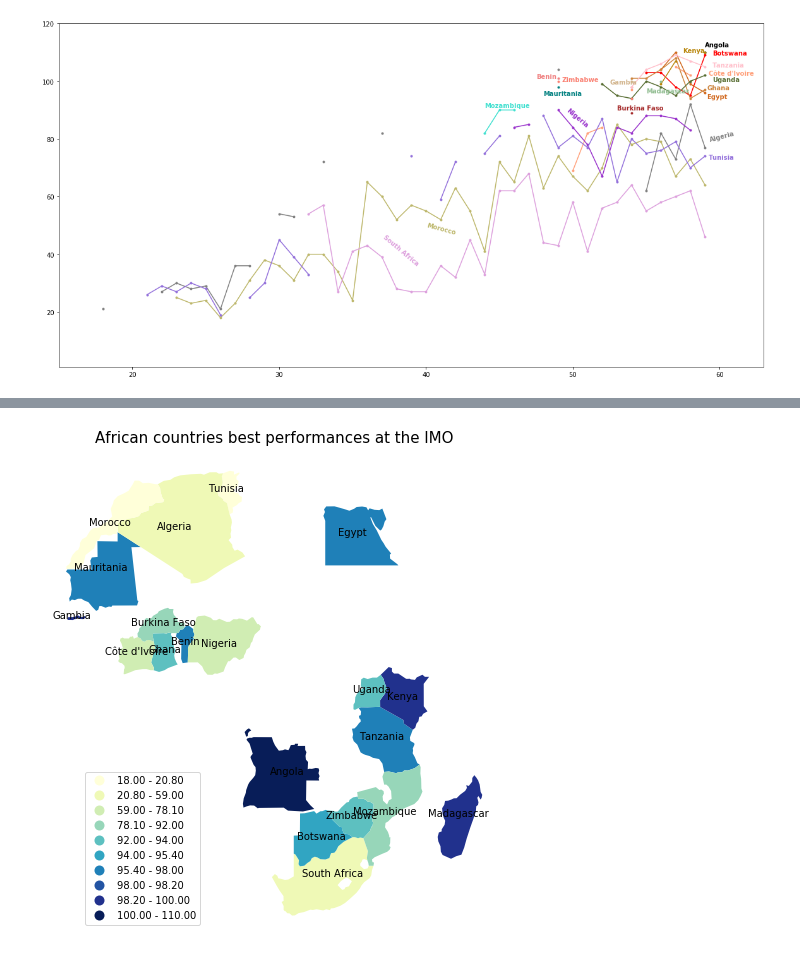
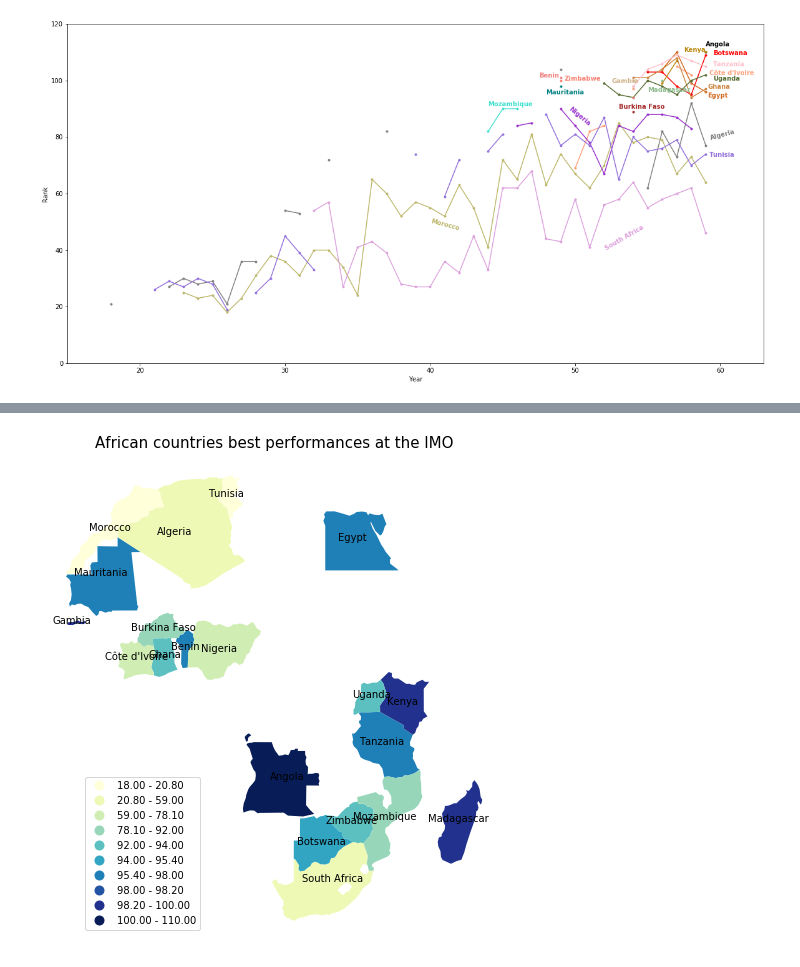
Before and after one commit to Djimdou/Side-Projects, a Jupyter notebook: IMO-Web-Scraping.ipynb, the cells around one changed output, grey strips where cells are left out. Cells and saved outputs as stored; diff of their text form; code cells hidden in the pictures.

```diff
--- a/IMO-Web-Scraping.ipynb
+++ b/IMO-Web-Scraping.ipynb
@@ -96,36 +124,41 @@ name[african_participant[np.argmin(np.nanmin(africa_performance_standardized,axi
 #colors = dict(mcolors.BASE_COLORS, **mcolors.CSS4_COLORS); colors # color names
 mycolors = ['black','gray','lightcoral','brown','red','lightsalmon','chocolate','peru','tan','darkgoldenrod',
             'darkkhaki','darkseagreen','turquoise','teal','darkorchid','plum','mediumpurple','pink','darkolivegreen','salmon']
 
 figure(figsize=(20,10))
 
 for i in range(len(african_participant)):
     plt.plot(data[african_participant][i][::-1],'.-',color = mycolors[i],label=name[african_participant][i])
-plt.ylim(1,np.nanmax(data[african_participant])+10)
+plt.ylim(0,np.nanmax(data[african_participant])+10)
 plt.xlim(15,63)
+plt.xlabel('Year')
+plt.ylabel('Rank')
+
+#plt.annotate('1980', xy=(20, 0))
+#plt.set_xticklabels(('An 1', 'An 2', 'An 3', 'An 4', 'An 5'))
 
 plt.text(x = 59, y = data[african_participant][0][::-1][-1]+2, s = name[african_participant][0], color = mycolors[0], rotation = 0, weight = 'bold')
 plt.text(x = 59.25, y = data[african_participant][1][::-1][-1]+2, s = name[african_participant][1], color = mycolors[1], rotation = 15, weight = 'bold')
 plt.text(x = 47.5, y = data[african_participant][2][::-1][54]+3, s = name[african_participant][2], color = mycolors[2], rotation = 0, weight = 'bold')
 plt.text(x = 53, y = data[african_participant][3][::-1][-6]+1, s = name[african_participant][3], color = mycolors[3], rotation = 0, weight = 'bold')
 plt.text(x = 59.5, y = data[african_participant][4][::-1][-1], s = name[african_participant][4], color = mycolors[4], rotation = 0, weight = 'bold')
 plt.text(x = 59.25, y = data[african_participant][5][::-1][-2], s = name[african_participant][5], color = mycolors[5], rotation = 0, weight = 'bold')
 plt.text(x = 59.125, y = data[african_participant][6][::-1][-1]-2, s = name[african_participant][6], color = mycolors[6], rotation = 0, weight = 'bold')
 plt.text(x = 59.125, y = data[african_participant][7][::-1][-1], s = name[african_participant][7], color = mycolors[7], rotation = 0, weight = 'bold')
 plt.text(x = 52.5, y = data[african_participant][8][::-1][-6]-1, s = name[african_participant][8], color = mycolors[8], rotation = 0, weight = 'bold')
 plt.text(x = 57.5, y = data[african_participant][9][::-1][-1], s = name[african_participant][9], color = mycolors[9], rotation = 0, weight = 'bold')
 plt.text(x = 40, y = data[african_participant][10][::-1][40]-8, s = name[african_participant][10], color = mycolors[10], rotation = -15, weight = 'bold')
 plt.text(x = 55, y = data[african_participant][11][::-1][-4]-4, s = name[african_participant][11], color = mycolors[11], rotation = 0, weight = 'bold')
 plt.text(x = 44, y = data[african_participant][12][::-1][-14]+1, s = name[african_participant][12], color = mycolors[12], rotation = 0, weight = 'bold')
 plt.text(x = 48, y = data[african_participant][13][::-1][-11]-3, s = name[african_participant][13], color = mycolors[13], rotation = 0, weight = 'bold')
 plt.text(x = 49.5, y = data[african_participant][14][::-1][-10], s = name[african_participant][14], color = mycolors[14], rotation = -40, weight = 'bold')
-plt.text(x = 37, y = data[african_participant][15][::-1][35]-5, s = name[african_participant][15], color = mycolors[15], rotation = -40, weight = 'bold')
+plt.text(x = 52, y = data[african_participant][15][::-1][-9]-1, s = name[african_participant][15], color = mycolors[15], rotation = 30, weight = 'bold')
 plt.text(x = 59.25, y = data[african_participant][16][::-1][-1]-1, s = name[african_participant][16], color = mycolors[16], rotation = 0, weight = 'bold')
 plt.text(x = 59.5, y = data[african_participant][17][::-1][-1], s = name[african_participant][17], color = mycolors[17], rotation = 0, weight = 'bold')
 plt.text(x = 59.5, y = data[african_participant][18][::-1][-1]-2, s = name[african_participant][18], color = mycolors[18], rotation = 0, weight = 'bold')
 plt.text(x = 49.25, y = data[african_participant][19][::-1][-11], s = name[african_participant][19], color = mycolors[19], rotation = 0, weight = 'bold');
 # %% [output]
-[figure, old version]
+[figure, new version]
 # %%
 figure(figsize=(20,10))
 
```
Also changed, not shown: parts of 14 cells of this notebook.
